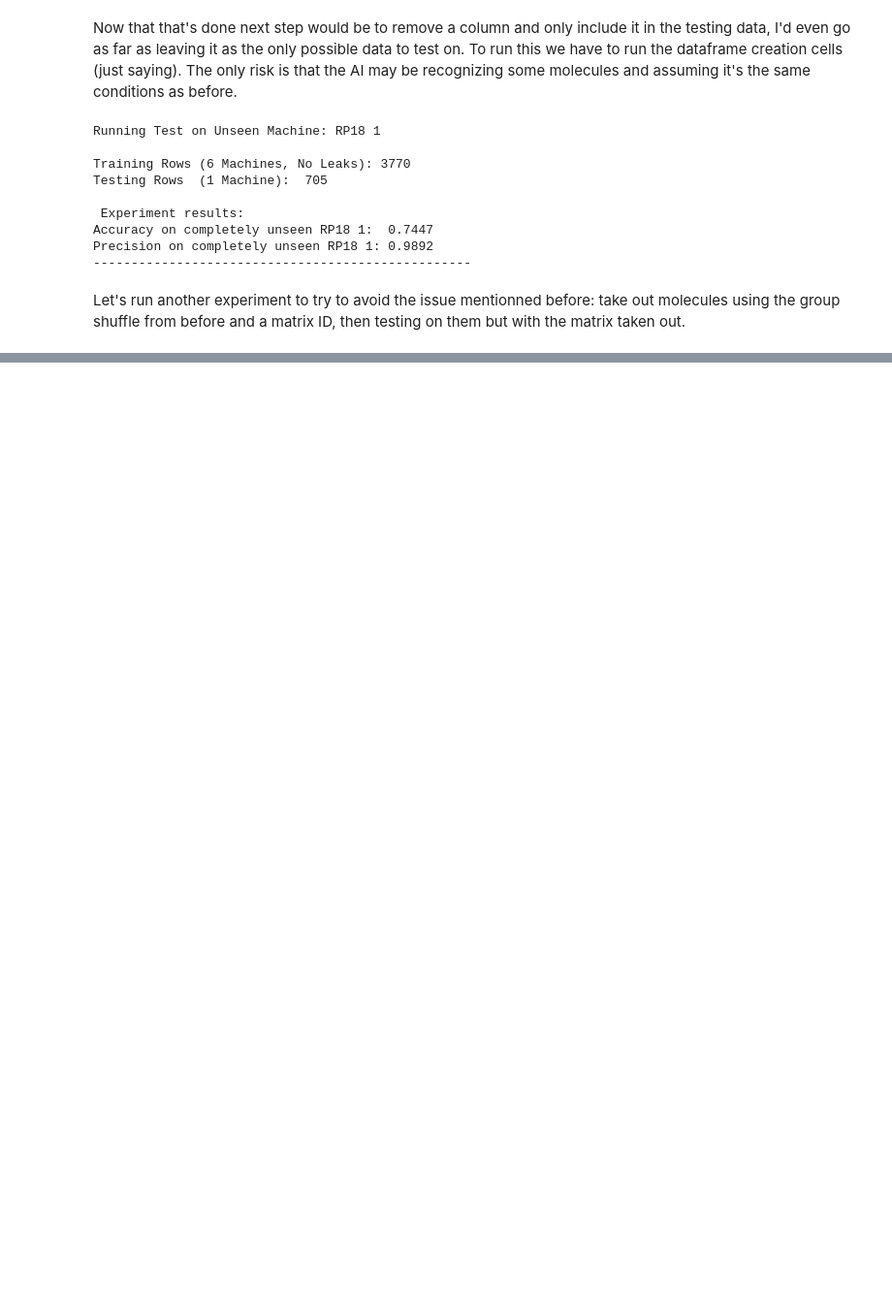
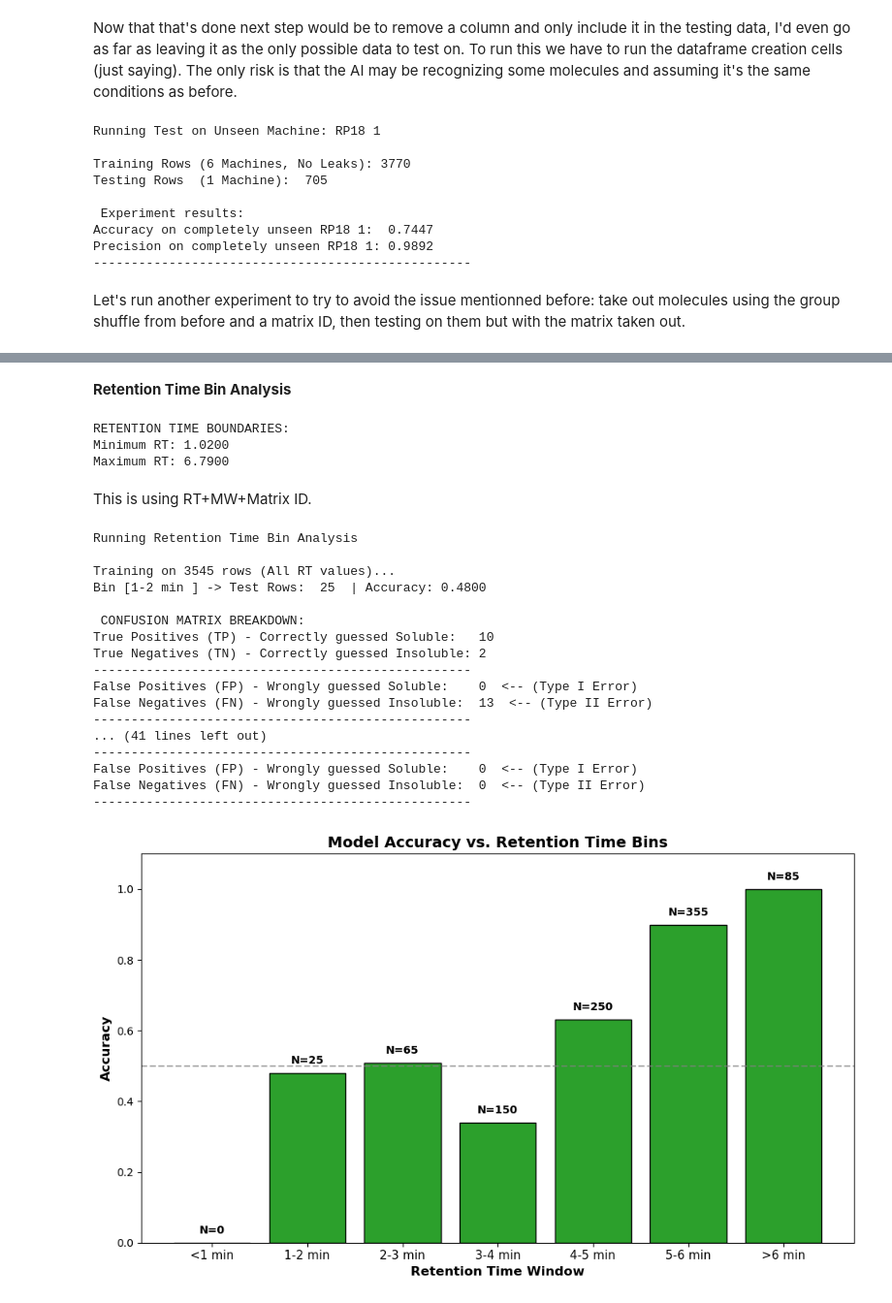
Before and after one commit to swisscatplus/solubility_prediction_nmr, a Jupyter notebook: src/dev/rt_prediction.ipynb, the cells around one changed output, grey strips where cells are left out. Shown at 97% size. Saved outputs shown, nothing was run; the diff lists cells and outputs as text; code cells hidden in the pictures; blank space fills up the shorter version.

```diff
--- a/src/dev/rt_prediction.ipynb
+++ b/src/dev/rt_prediction.ipynb
@@ -3053,0 +3154,61 @@ Precision (Unseen Molecule + Unseen Machine): 0.9521
+# %% [markdown]
+**Retention Time Bin Analysis**
+# %%
+# Extracting the max and min values
+rt_min = df_desc['RT'].min()
+rt_max = df_desc['RT'].max()
+
+print("RETENTION TIME BOUNDARIES:")
+print(f"Minimum RT: {rt_min:.4f}")
+print(f"Maximum RT: {rt_max:.4f}")
+# %% [output]
+RETENTION TIME BOUNDARIES:
+Minimum RT: 1.0200
+Maximum RT: 6.7900
+# %% [markdown]
+This is using RT+MW+Matrix ID.
+# %%
+labels, acc_scores, counts = rt_bin_analysis(df_desc)
+
+# Generate the Bar Chart
+fig, ax = plt.subplots(figsize=(10, 6))
+
+x_pos = np.arange(len(labels))
+bars = ax.bar(x_pos, acc_scores, color='#2ca02c', edgecolor='black')
+
+# Add the number of test rows (N) on top of each bar so we know the sample size
+for i, bar in enumerate(bars):
+    ax.text(bar.get_x() + bar.get_width()/2, bar.get_height() + 0.02,
+            f'N={counts[i]}', ha='center', va='bottom', fontsize=10, fontweight='bold')
+
+ax.set_title('Model Accuracy vs. Retention Time Bins', fontsize=14, fontweight='bold')
+ax.set_ylabel('Accuracy', fontsize=12, fontweight='bold')
+ax.set_xlabel('Retention Time Window', fontsize=12, fontweight='bold')
+ax.set_xticks(x_pos)
+ax.set_xticklabels(labels, fontsize=11)
+ax.set_ylim(0, 1.1) # Gives room for the N= labels on top
+
+# Baseline 50% line
+ax.axhline(y=0.5, color='gray', linestyle='--', alpha=0.7)
+
+plt.tight_layout()
+plt.show()
+# %% [output]
+Running Retention Time Bin Analysis
+
+Training on 3545 rows (All RT values)...
+Bin [1-2 min ] -> Test Rows:  25  | Accuracy: 0.4800
+
+ CONFUSION MATRIX BREAKDOWN:
+True Positives (TP) - Correctly guessed Soluble:   10
+True Negatives (TN) - Correctly guessed Insoluble: 2
+--------------------------------------------------
+False Positives (FP) - Wrongly guessed Soluble:    0  <-- (Type I Error)
+False Negatives (FN) - Wrongly guessed Insoluble:  13  <-- (Type II Error)
+--------------------------------------------------
+... (41 lines left out)
+--------------------------------------------------
+False Positives (FP) - Wrongly guessed Soluble:    0  <-- (Type I Error)
+False Negatives (FN) - Wrongly guessed Insoluble:  0  <-- (Type II Error)
+--------------------------------------------------
+[figure, added]
```
Also changed, not shown: parts of 18 cells of this notebook, 4 other files.
